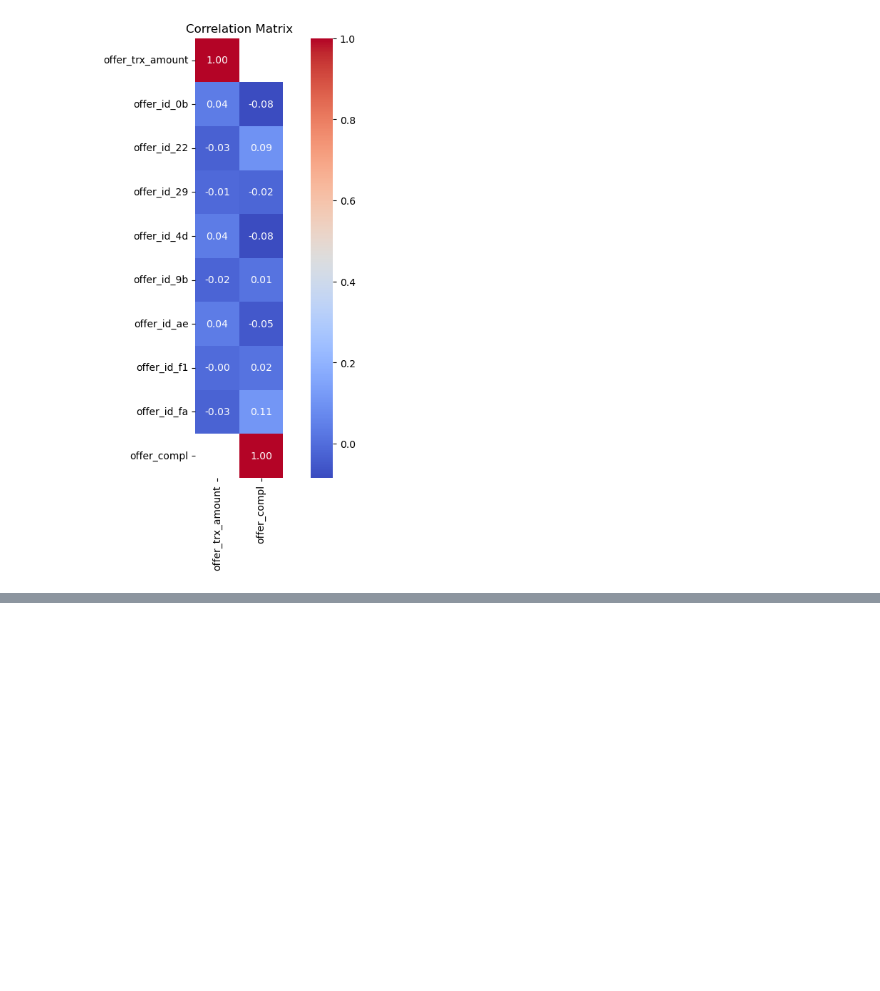
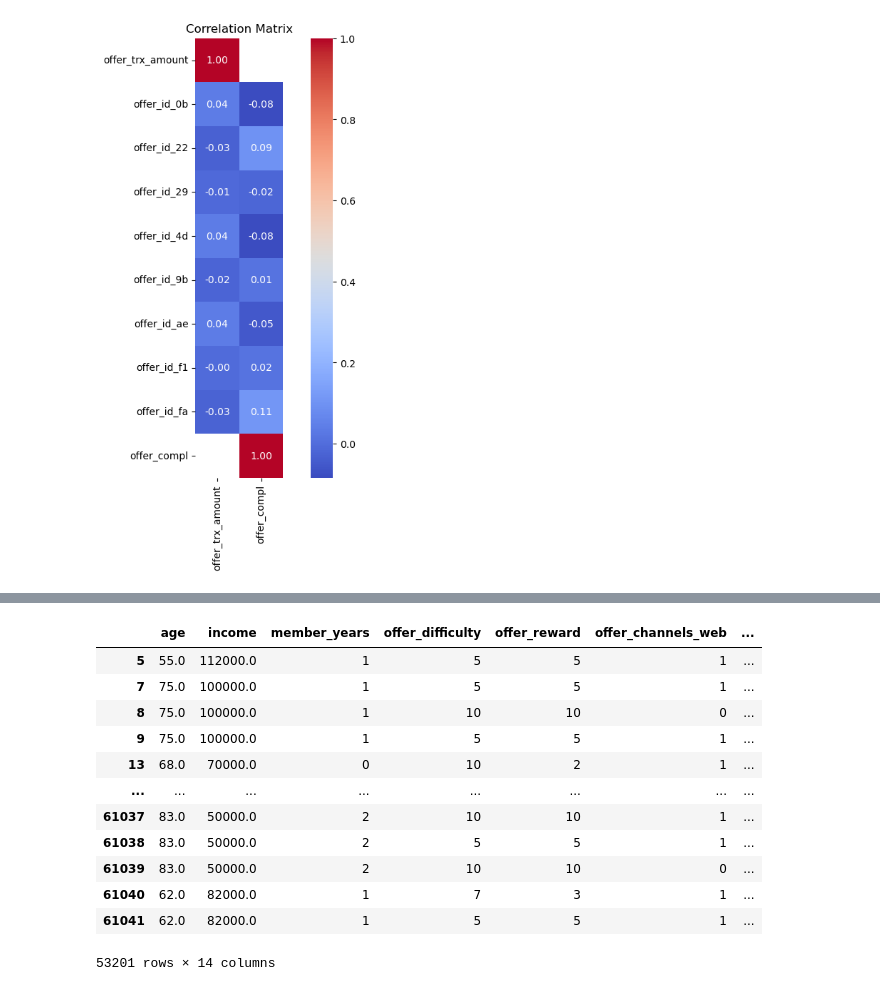
Before and after one commit to Oliver-Balb/Starbucks, a Jupyter notebook: Starbuck_Capstone_notebook-Analysis.ipynb, the cells around one changed output, grey strips where cells are left out. Saved outputs shown, nothing was run; the diff lists cells and outputs as text; code cells hidden in the pictures; blank space fills up the shorter version.

```diff
--- a/Starbuck_Capstone_notebook-Analysis.ipynb
+++ b/Starbuck_Capstone_notebook-Analysis.ipynb
@@ -805,0 +799,20 @@ correlation_matrix[['offer_trx_amount']]
+# %%
+# Split the data
+X = offer_agg_cleaned.drop(columns='offer_trx_amount')
+y = offer_agg_cleaned[['offer_trx_amount']].notna().astype(int)
+# %%
+X
+# %% [output]
+|  | age | income | member_years | offer_difficulty | offer_reward | offer_channels_web | ... |
+| 5 | 55.0 | 112000.0 | 1 | 5 | 5 | 1 | ... |
+| 7 | 75.0 | 100000.0 | 1 | 5 | 5 | 1 | ... |
+| 8 | 75.0 | 100000.0 | 1 | 10 | 10 | 0 | ... |
+| 9 | 75.0 | 100000.0 | 1 | 5 | 5 | 1 | ... |
+| 13 | 68.0 | 70000.0 | 0 | 10 | 2 | 1 | ... |
+| ... | ... | ... | ... | ... | ... | ... | ... |
+| 61037 | 83.0 | 50000.0 | 2 | 10 | 10 | 1 | ... |
+| 61038 | 83.0 | 50000.0 | 2 | 5 | 5 | 1 | ... |
+| 61039 | 83.0 | 50000.0 | 2 | 10 | 10 | 0 | ... |
+| 61040 | 62.0 | 82000.0 | 1 | 7 | 3 | 1 | ... |
+| 61041 | 62.0 | 82000.0 | 1 | 5 | 5 | 1 | ... |
+53201 rows × 14 columns
```
Also changed, not shown: parts of 19 cells of this notebook.
